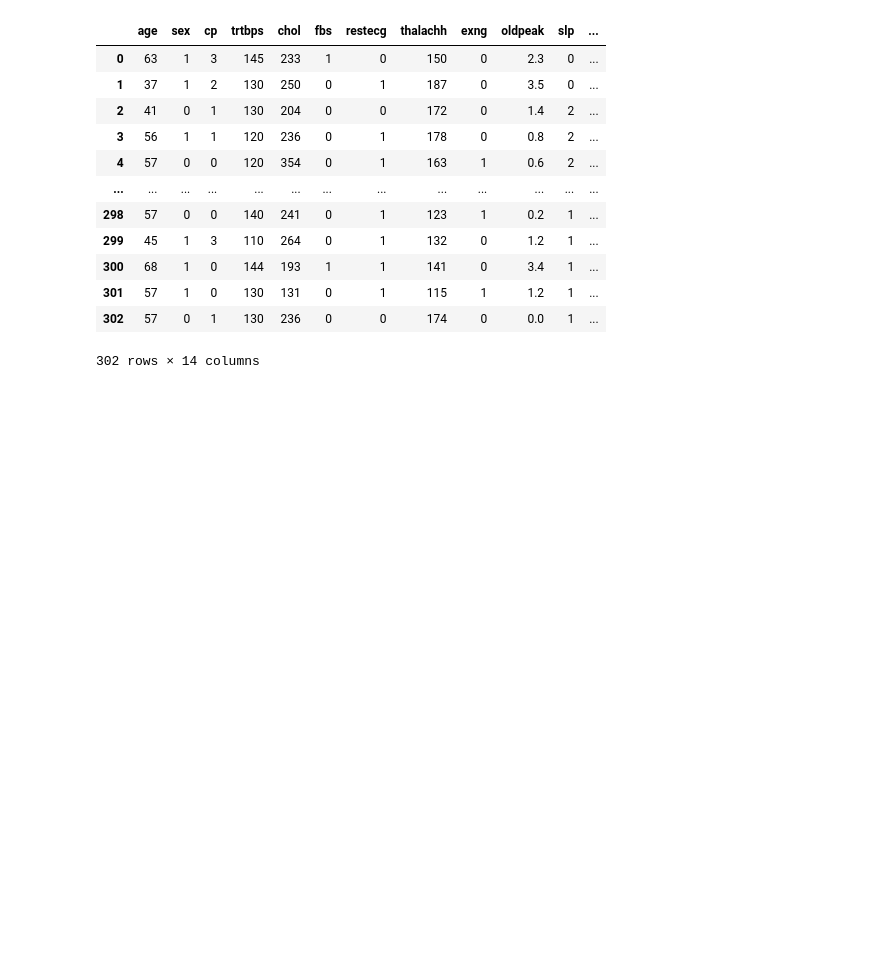
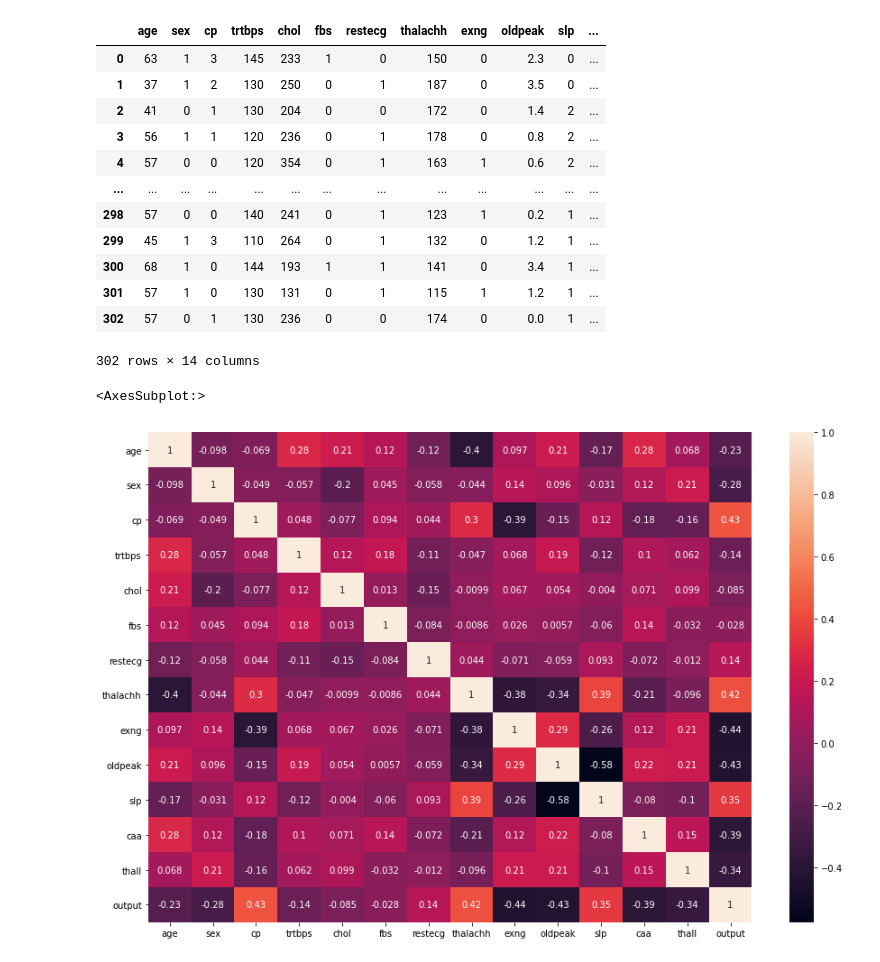
Before and after one commit to sandipthapa543/Pandas_Heartattack, a Jupyter notebook: Pandas_Data.ipynb, the cells around one changed output. Cells and saved outputs as stored; diff of their text form; code cells hidden in the pictures; blank space fills up the shorter version.

```diff
--- a/Pandas_Data.ipynb
+++ b/Pandas_Data.ipynb
@@ -174,3 +176,9 @@ df.drop_duplicates()
 | 301 | 57 | 1 | 0 | 130 | 131 | 0 | 1 | 115 | 1 | 1.2 | 1 | ... |
 | 302 | 57 | 0 | 1 | 130 | 236 | 0 | 0 | 174 | 0 | 0.0 | 1 | ... |
 302 rows × 14 columns
+# %%
+plt.figure(figsize=(15,10))
+sns.heatmap(df.corr(), annot=True)
+# %% [output]
+<AxesSubplot:>
+[figure, added]
```
Also changed, not shown: parts of 10 cells of this notebook.
